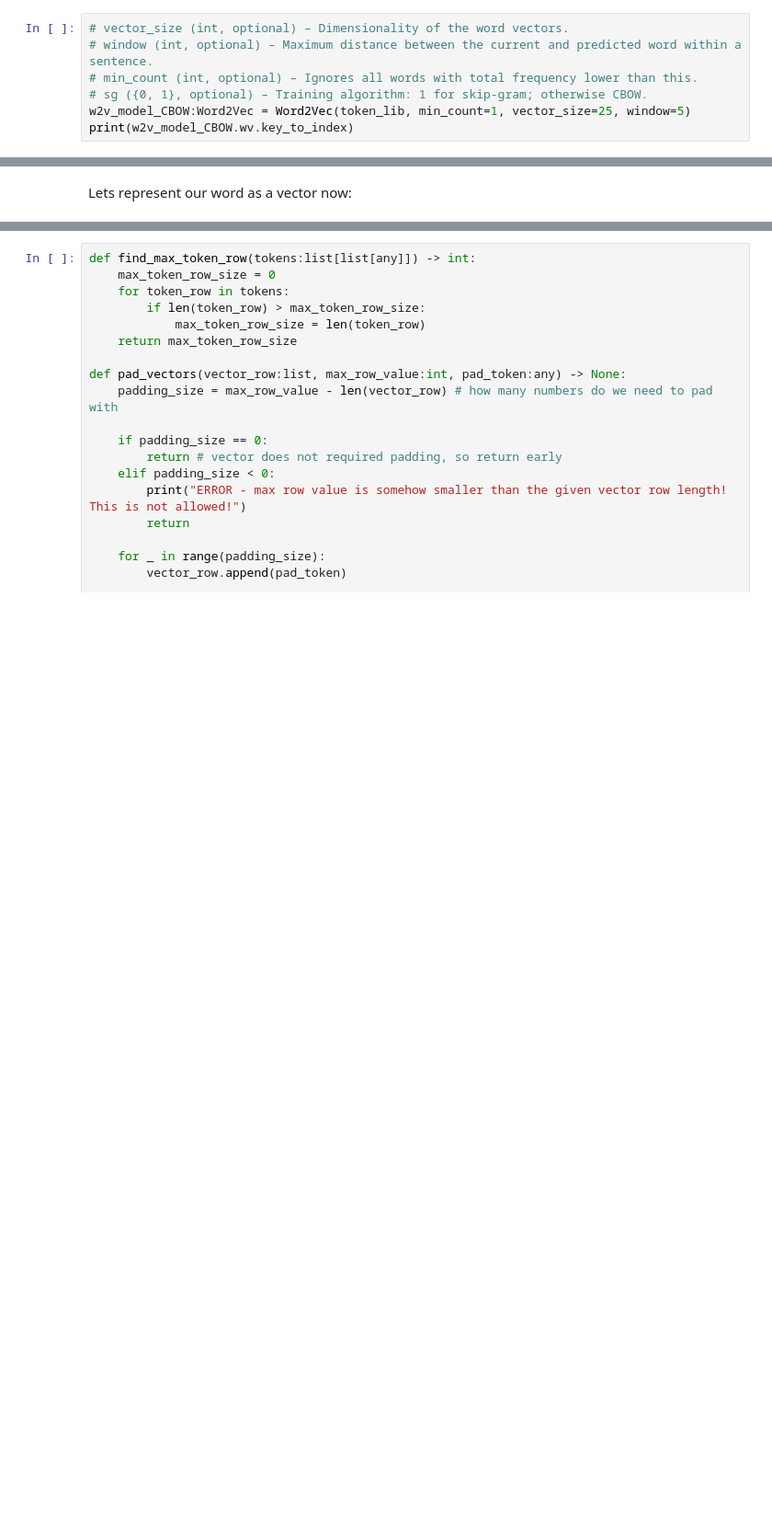
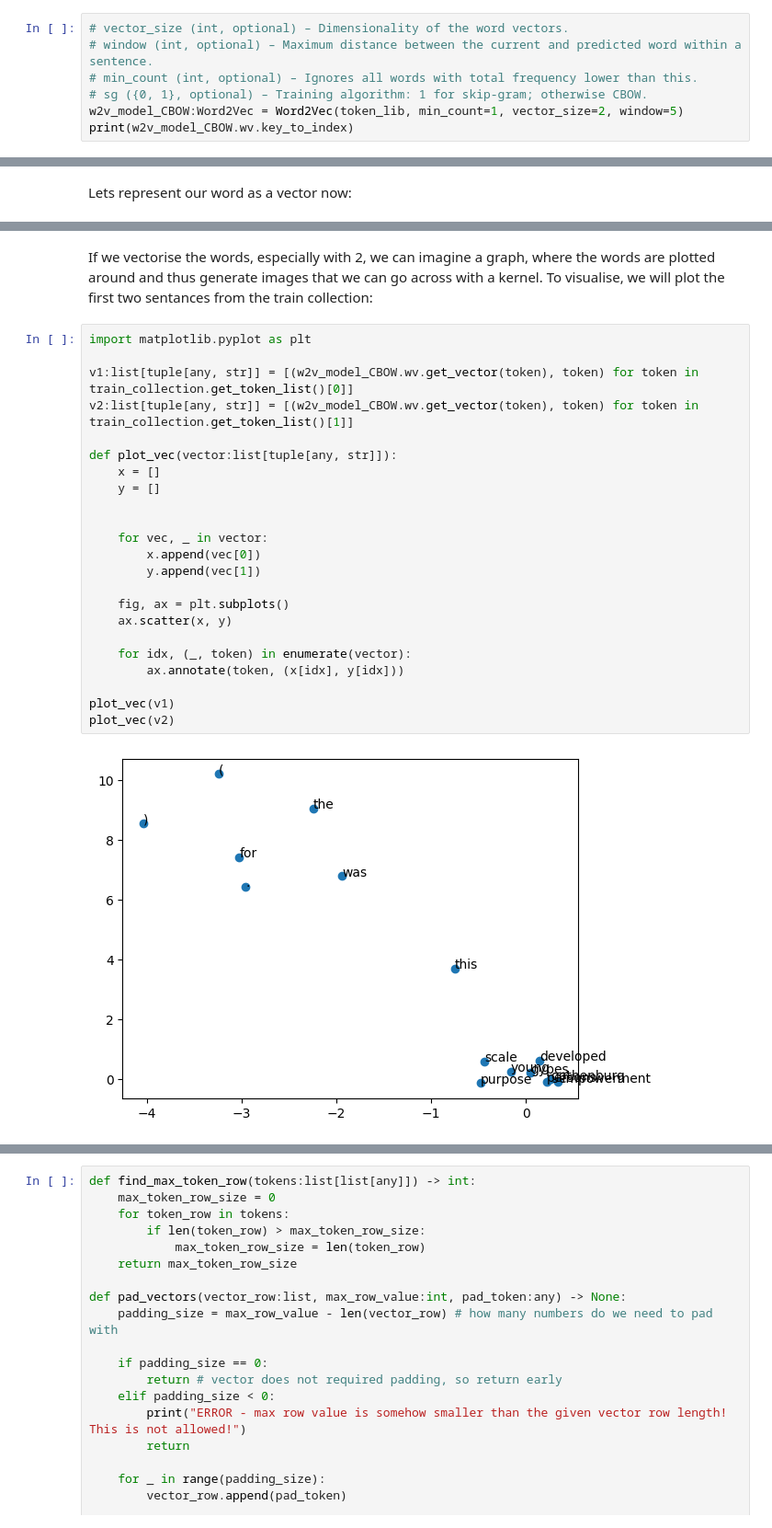
Before and after one commit to OliverKrieger/COM3029---NLP, a Jupyter notebook: cw/report/report_notebook.ipynb, the cells around one changed output, grey strips where cells are left out. Shown at 92% size. Cells and saved outputs as stored; diff of their text form; blank space fills up the shorter version.

Commit message:
first draft complete

```diff
--- a/cw/report/report_notebook.ipynb
+++ b/cw/report/report_notebook.ipynb
@@ -977,7 +965,7 @@ With our unique tokens added to lists, we put these words through the word2vec a
 # window (int, optional) – Maximum distance between the current and predicted word within a sentence.
 # min_count (int, optional) – Ignores all words with total frequency lower than this.
 # sg ({0, 1}, optional) – Training algorithm: 1 for skip-gram; otherwise CBOW.
-w2v_model_CBOW:Word2Vec = Word2Vec(token_lib, min_count=1, vector_size=25, window=5)
+w2v_model_CBOW:Word2Vec = Word2Vec(token_lib, min_count=1, vector_size=2, window=5)
 print(w2v_model_CBOW.wv.key_to_index)
 # %% [output]
 {',': 0, '(': 1, ')': 2, 'the': 3, '.': 4, 'of': 5, '-': 6, 'and': 7, 'in': 8, ';': 9, 'to': 10, 'a': 11, ']': 12, '[': 13, 'with': 14, 'for': 15, 'were': 16, 'is': 17, 'was': 18, 'as': 19, 'by': 20,  ...
@@ -1012,0 +996,27 @@ Words most similar to word 'hour': [('nitric', 0.6736239194869995), ('rns', 0.66
+# %% [markdown]
+If we vectorise the words, especially with 2, we can imagine a graph, where the words are plotted around and thus generate images that we can go across with a kernel. To visualise, we will plot the first two sentances from the train collection:
+# %%
+import matplotlib.pyplot as plt
+
+v1:list[tuple[any, str]] = [(w2v_model_CBOW.wv.get_vector(token), token) for token in train_collection.get_token_list()[0]]
+v2:list[tuple[any, str]] = [(w2v_model_CBOW.wv.get_vector(token), token) for token in train_collection.get_token_list()[1]]
+
+def plot_vec(vector:list[tuple[any, str]]):
+    x = []
+    y = []
+
+
+    for vec, _ in vector:
+        x.append(vec[0])
+        y.append(vec[1])
+
+    fig, ax = plt.subplots()
+    ax.scatter(x, y)
+
+    for idx, (_, token) in enumerate(vector):
+        ax.annotate(token, (x[idx], y[idx]))
+
+plot_vec(v1)
+plot_vec(v2)
+# %% [output]
+[figure, added]
```
Also changed, not shown: parts of 26 cells of this notebook, 3 other files.
